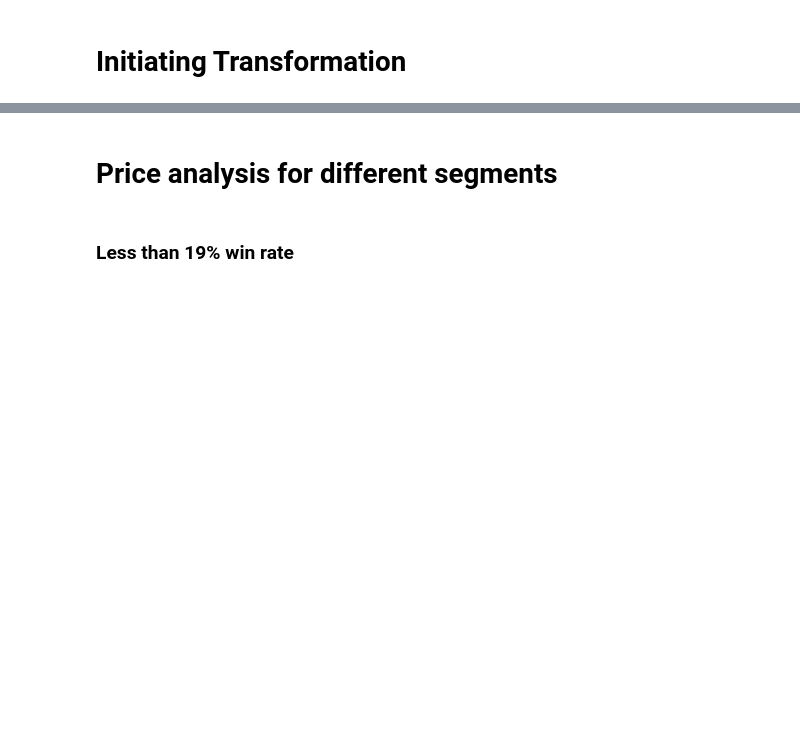
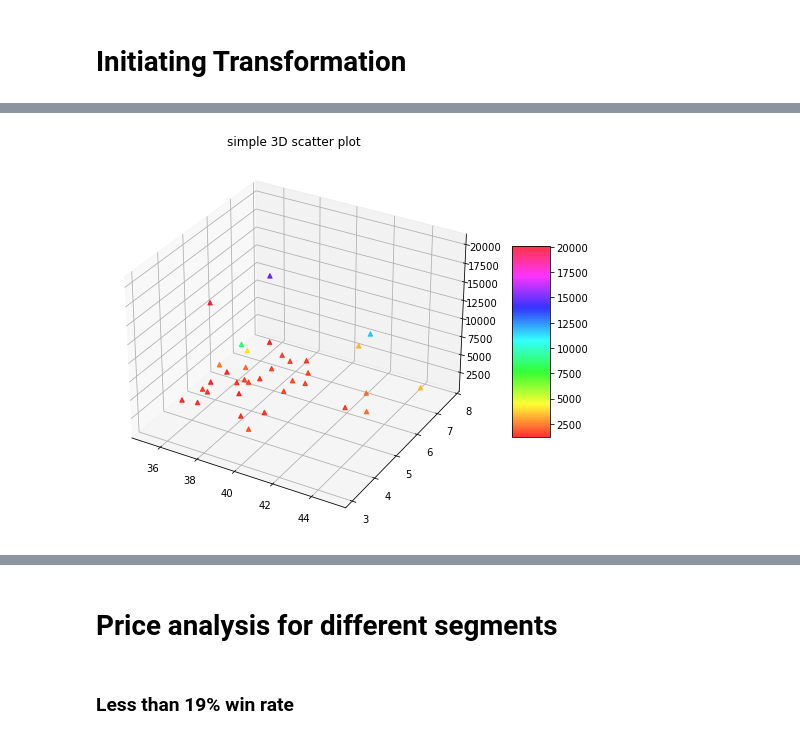
Before and after one commit to enricoaquilina/Pegaxy_research, a Jupyter notebook: Pegaxy Analysis.ipynb, the cells around one changed output, grey strips where cells are left out. Saved outputs shown, nothing was run; the diff lists cells and outputs as text; code cells hidden in the pictures; blank space fills up the shorter version.

Commit message:
updating notebook with plots

```diff
--- a/Pegaxy Analysis.ipynb
+++ b/Pegaxy Analysis.ipynb
@@ -345,0 +312,50 @@ More than 50% --- 0.35%   [4]
+# %%
+df['price'] = df['price'].astype(float)
+df["win_rate"] = df["win_rate"].astype(float)
+df["stats_agg"] = df["stats_agg"].astype(float)
+
+test = df[(df['price'] <= 20000) & (df['win_rate'] > 35) ] # & (df['price'] <= 2250) & (df['breedTime'] == 0) & (df['gender'] == 'Male')
+# test = test[test['stats_decent'] == True].sort_values(by=['price'], ascending=False)
+test.head()
+# df = df.dropna();
+# df[df['win_rate'] == 0]
+# df.shape;
+
+# df = df[(df['price'] <= 1300) & (df['breedTime'] == 0)]
+# df = df.sort_values(by=['rng_mean'], ascending=False);
+# df.head()
+
+
+
+# x = df['stats_agg'][:20]
+# y = df['win_rate'][:20]
+
+# plt.scatter(df['stats_agg'],df['win_rate'])
+# plt.ylabel('Win Rate')
+# plt.xlabel('Stats Agg')
+# plt.show()
+from mpl_toolkits import mplot3d
+
+
+fig = plt.figure(figsize = (10, 7))
+ax = plt.axes(projection ="3d")
+
+
+my_cmap = plt.get_cmap('hsv')
+y = test['rng_agg']
+x = test['win_rate']
+z = test['price']
+
+# Creating plot
+sctt = ax.scatter3D(x, y, z,
+             alpha = 0.8,
+             c = (x + y + z),
+             cmap = my_cmap,
+             marker ='^')
+plt.title("simple 3D scatter plot")
+fig.colorbar(sctt, ax = ax, shrink = 0.5, aspect = 5)
+
+
+plt.show()
+# %% [output]
+[figure, new version]
```
Also changed, not shown: parts of 25 cells of this notebook, 1 other file.
